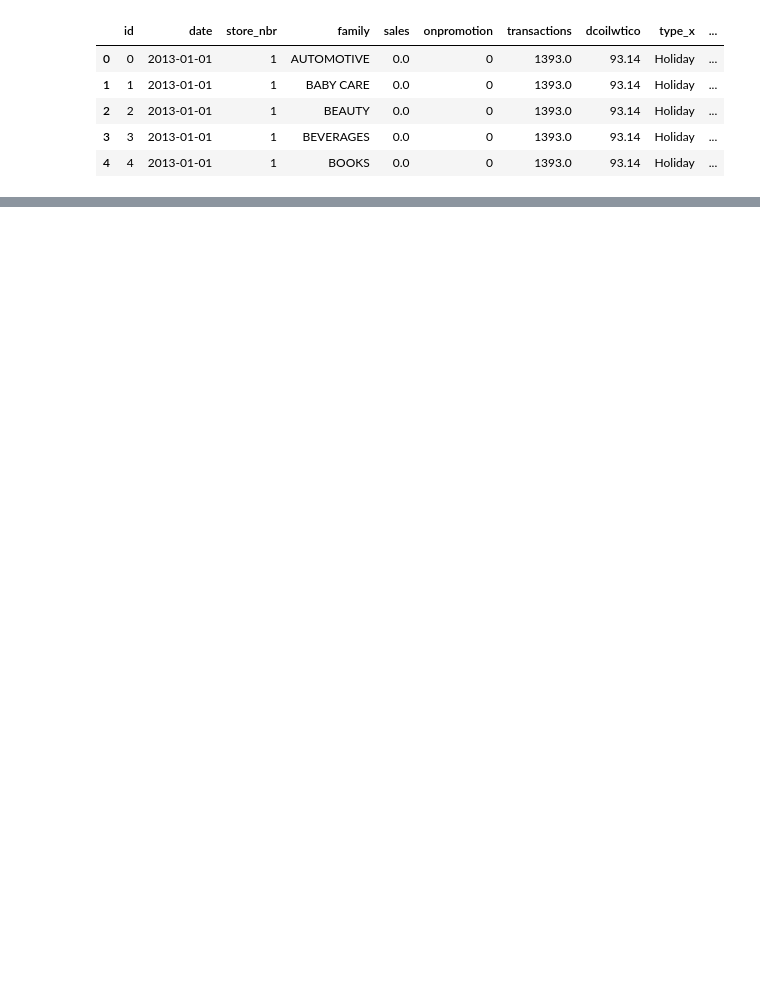
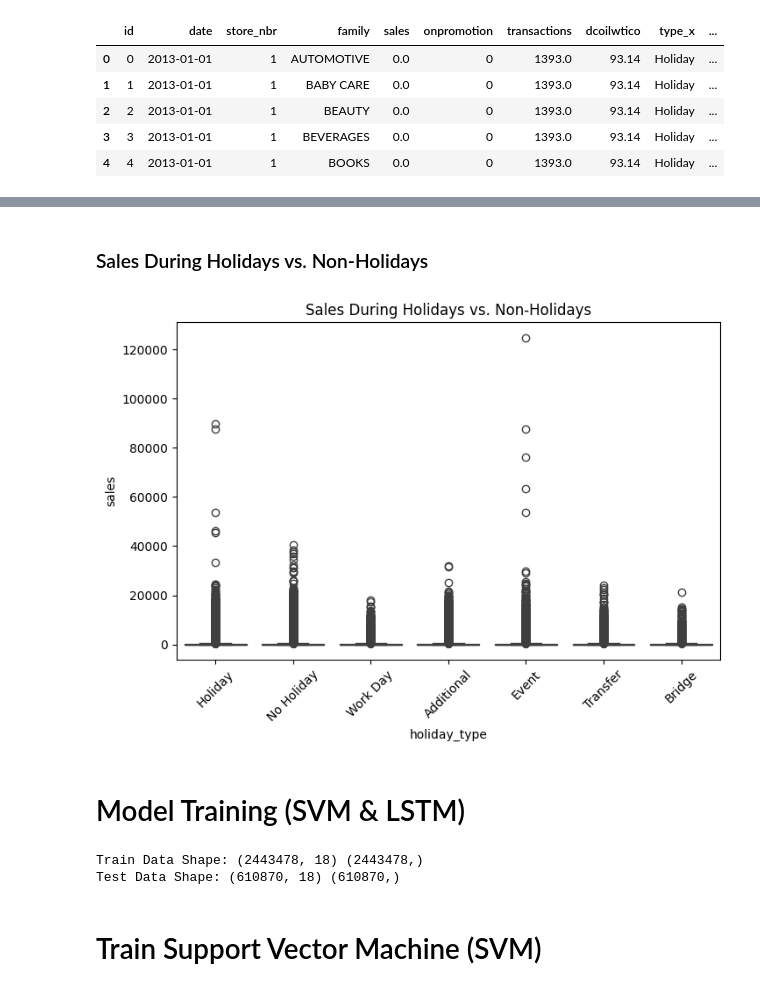
Before and after one commit to BabaMalik/Reatil_Sales_forecaseting, a Jupyter notebook: notebooks/retail_sales_forecasting.ipynb, the cells around one changed output, grey strips where cells are left out. Cells and saved outputs as stored; diff of their text form; code cells hidden in the pictures; blank space fills up the shorter version.

```diff
--- a/notebooks/retail_sales_forecasting.ipynb
+++ b/notebooks/retail_sales_forecasting.ipynb
@@ -177,0 +346,12 @@ array(['Holiday', 'No Holiday', 'Work Day', 'Additional', 'Event',
+# %% [markdown]
+### Sales During Holidays vs. Non-Holidays
+# %%
+plt.figure(figsize=(8, 5))
+sns.boxplot(x=train_df["holiday_type"], y=train_df["sales"])
+plt.title("Sales During Holidays vs. Non-Holidays")
+plt.xticks(rotation=45)
+plt.show()
+# %% [output]
+[figure, added]
+# %% [markdown]
+# Model Training (SVM & LSTM)
@@ -177,0 +367,9 @@ array(['Holiday', 'No Holiday', 'Work Day', 'Additional', 'Event',
+# %%
+# Print Shape of Train/Test Sets
+print("Train Data Shape:", X_train.shape, y_train.shape)
+print("Test Data Shape:", X_test.shape, y_test.shape)
+# %% [output]
+Train Data Shape: (2443478, 18) (2443478,)
+Test Data Shape: (610870, 18) (610870,)
+# %% [markdown]
+# Train Support Vector Machine (SVM)
```
Also changed, not shown: parts of 49 cells of this notebook.
